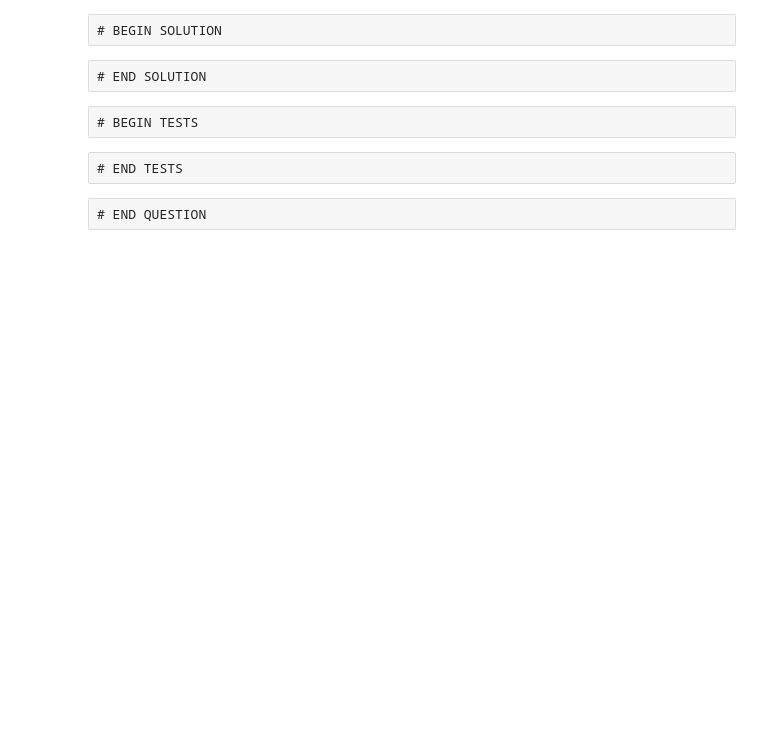
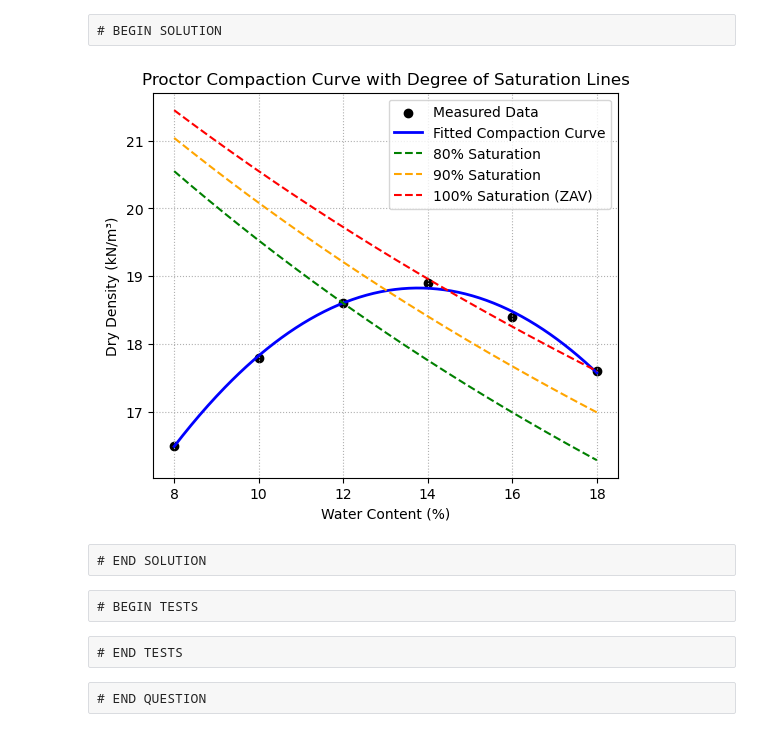
Before and after one commit to alexfrantzis77/gercode, a Jupyter notebook: Compaction/Compaction_notebook.ipynb, the cells around one changed output. Saved outputs shown, nothing was run; the diff lists cells and outputs as text; code cells hidden in the pictures; blank space fills up the shorter version.

```diff
--- a/Compaction/Compaction_notebook.ipynb
+++ b/Compaction/Compaction_notebook.ipynb
@@ -58,5 +213,14 @@ points: 0
 # %% [raw]
 # BEGIN SOLUTION
+# %%
+def getSaturationDensity(waterContent, specificGravity, saturation, gamma_w = 9.81):
+    # Convert waterContent to np.array
+
+    # Convert percentage to decimal
+    waterContent = waterContent / 100 # SOLUTION
+
+    dryDensity = spectificGravity *  gamma_w/ (1 + waterContent * specificGravity/saturation) # SOLUTION
+    return dryDensity
 # %% [raw]
 # END SOLUTION
 # %% [raw]
@@ -72,5 +242,87 @@ points: 0
 # %% [raw]
 # BEGIN SOLUTION
+# %%
+import numpy as np
+import matplotlib.pyplot as plt
+
+# Define Proctor test data
+waterContent = [8, 10, 12, 14, 16, 18]          # percent
+dryDensity   = [16.5, 17.8, 18.6, 18.9, 18.4, 17.6]  # kN/m^3
+fitDegree = 2
+
+def createFigure(waterContent, dryDensity, fitDegree):
+
+    # Convert to NumPy arrays
+    waterContent = np.array(waterContent)
+    dryDensity = np.array(dryDensity)
+
+    # Get the fitted curve using fitCompactionCurve
+    poly_fn = fitCompactionCurve(waterContent, dryDensity, fitDegree)
+
+    # Smooth range for plotting
+    w_smooth = np.linspace(min(waterContent), max(waterContent), 300)
+    gamma_smooth = poly_fn(w_smooth)
+
+    # -----------------------------
+    # Degree of Saturation Lines
+    # -----------------------------
+    Gs = 2.65          # specific gravity of solids
+    gamma_w = 9.81     # kN/m^3
+    w_decimal = w_smooth / 100
+
+    S_values = [0.8, 0.9, 1.0]
+    saturation_curves = {}
+
+    for S in S_values:
+        gamma_d = getSaturationDensity(waterContent, specificGravity, saturation)
+        saturation_curves[S] = gamma_d
+
+    # -----------------------------
+    # Plot
+    # -----------------------------
+    fig_1 = plt.figure(figsize=(6, 5))  # Do not change this line
+
+    plt.scatter(
+        waterContent, dryDensity,
+        color="black", label="Measured Data"
+    )
+
+    plt.plot(
+        w_smooth, gamma_smooth,
+        color="blue", linewidth=2,
+        label="Fitted Compaction Curve"
+    )
+
+    plt.plot(
+        w_smooth, saturation_curves[0.8],
+        linestyle="--", color="green",
+        label="80% Saturation"
+    )
+
+    plt.plot(
+        w_smooth, saturation_curves[0.9],
+        linestyle="--", color="orange",
+        label="90% Saturation"
+    )
+
+    plt.plot(
+        w_smooth, saturation_curves[1.0],
+        linestyle="--", color="red",
+        label="100% Saturation (ZAV)"
+    )
+
+    plt.xlabel("Water Content (%)")
+    plt.ylabel("Dry Density (kN/m³)")
+    plt.title("Proctor Compaction Curve with Degree of Saturation Lines")
+    plt.legend()
+    plt.grid(True, linestyle=":", linewidth=0.8)
+
+    return fig_1
+
+
+fig = createFigure(waterContent, dryDensity, fitDegree)
+# %% [output]
+[figure, added]
 # %% [raw]
 # END SOLUTION
 # %% [raw]
```
Also changed, not shown: parts of 22 cells of this notebook, 4 other files.
